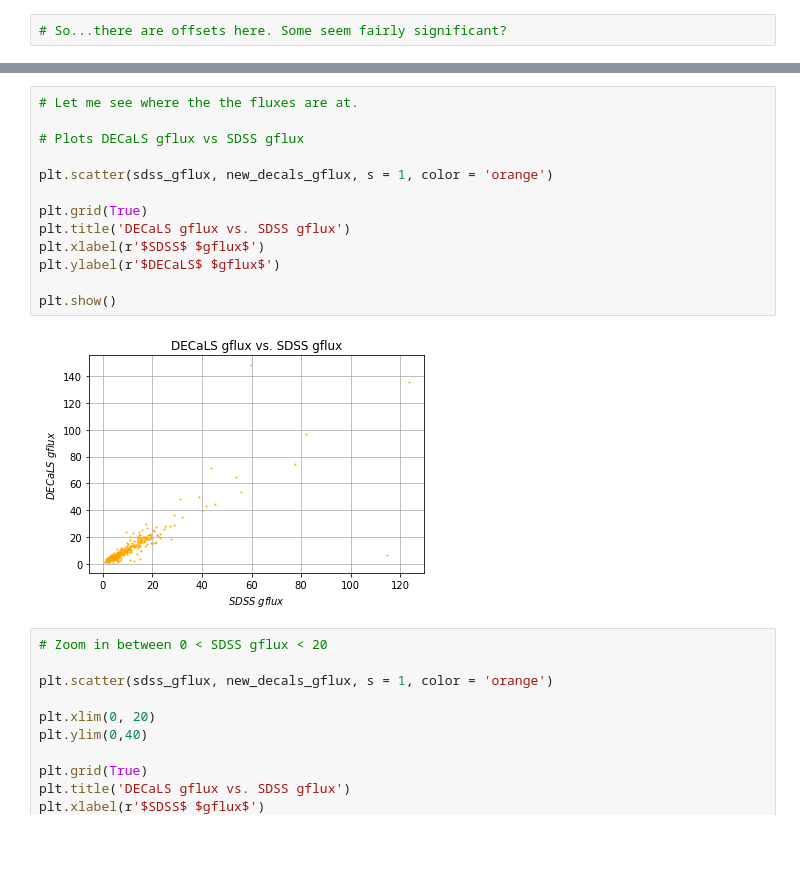
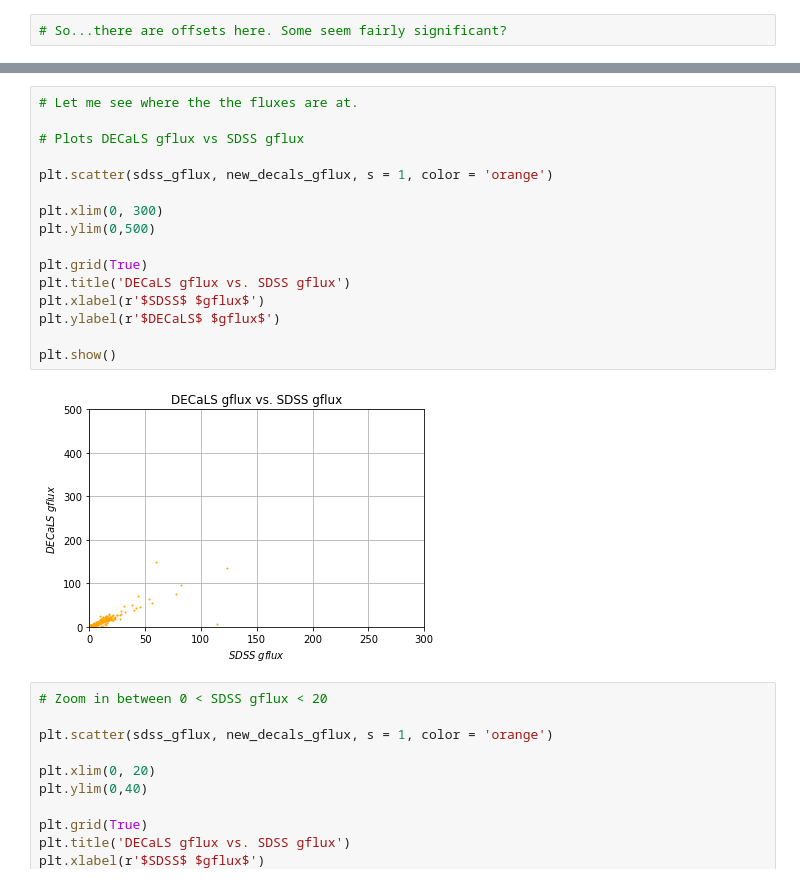
Before and after one commit to metownsend/lrg-merger, a Jupyter notebook: magTests.ipynb, the cells around one changed output, grey strips where cells are left out. Cells and saved outputs as stored; diff of their text form; blank space fills up the shorter version.

```diff
--- a/magTests.ipynb
+++ b/magTests.ipynb
@@ -315,18 +378,21 @@ plt.show()
 # %%
 # Let me see where the the fluxes are at.
 
 # Plots DECaLS gflux vs SDSS gflux
 
 plt.scatter(sdss_gflux, new_decals_gflux, s = 1, color = 'orange')
 
+plt.xlim(0, 300)
+plt.ylim(0,500)
+
 plt.grid(True)
 plt.title('DECaLS gflux vs. SDSS gflux')
 plt.xlabel(r'$SDSS$ $gflux$')
 plt.ylabel(r'$DECaLS$ $gflux$')
 
 plt.show()
 # %% [output]
-[figure, old version]
+[figure, new version]
 # %%
 # Zoom in between 0 < SDSS gflux < 20
 
```
Also changed, not shown: parts of 24 cells of this notebook.
